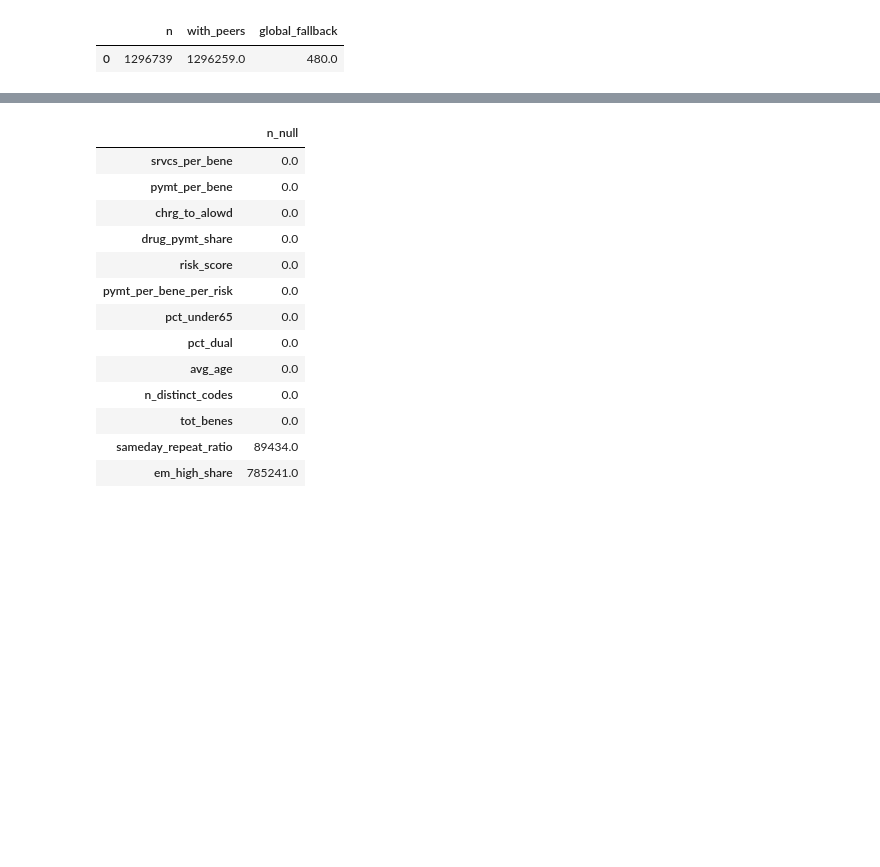
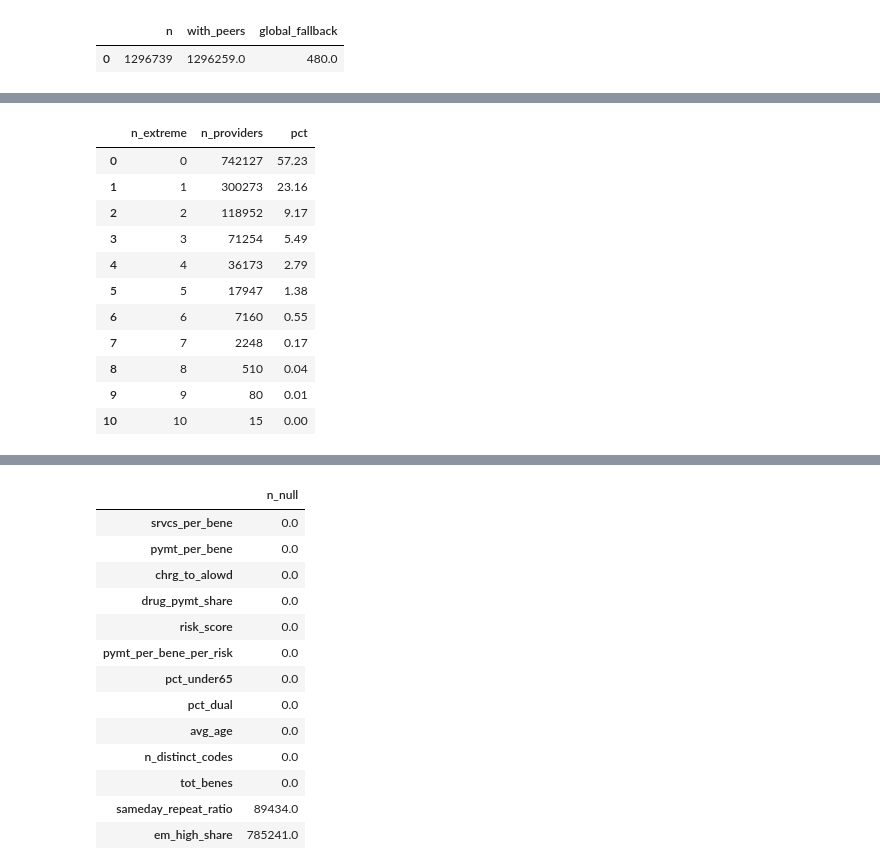
Before and after one commit to PugstaLaney/Medicare-Fraud-ML-using-CMS-, a Jupyter notebook: analysis_notebooks/02_features.ipynb, the cells around one changed output, grey strips where cells are left out. Cells and saved outputs as stored; diff of their text form; code cells hidden in the pictures; blank space fills up the shorter version.

Commit message:
02_features: add n_extreme and max_abs_z rule-based flags
Co-Authored-By: Claude Fable 5.1 <noreply@anthropic.com>

```diff
--- a/analysis_notebooks/02_features.ipynb
+++ b/analysis_notebooks/02_features.ipynb
@@ -226,0 +248,33 @@ q("SELECT count(*) AS n, sum(has_peer_group) AS with_peers, count(*) - sum(has_p
+# %%
+Z_CUT = 3.0
+
+n_extreme_expr = " + ".join(f"CASE WHEN abs(z_{f}) >= {Z_CUT} THEN 1 ELSE 0 END" for f in FEATURES)
+max_abs_expr   = "greatest(" + ", ".join(f"coalesce(abs(z_{f}), 0)" for f in FEATURES) + ")"
+
+con.execute(f"""
+CREATE OR REPLACE TABLE provider_features AS
+SELECT *,
+       {n_extreme_expr} AS n_extreme,
+       {max_abs_expr}   AS max_abs_z
+FROM provider_features
+""")
+
+q("""
+SELECT n_extreme, count(*) AS n_providers,
+       round(100.0 * count(*) / sum(count(*)) OVER (), 2) AS pct
+FROM provider_features
+GROUP BY 1 ORDER BY 1
+""")
+# %% [output]
+|  | n_extreme | n_providers | pct |
+| 0 | 0 | 742127 | 57.23 |
+| 1 | 1 | 300273 | 23.16 |
+| 2 | 2 | 118952 | 9.17 |
+| 3 | 3 | 71254 | 5.49 |
+| 4 | 4 | 36173 | 2.79 |
+| 5 | 5 | 17947 | 1.38 |
+| 6 | 6 | 7160 | 0.55 |
+| 7 | 7 | 2248 | 0.17 |
+| 8 | 8 | 510 | 0.04 |
+| 9 | 9 | 80 | 0.01 |
+| 10 | 10 | 15 | 0.00 |
```
Also changed, not shown: parts of 6 cells of this notebook.
